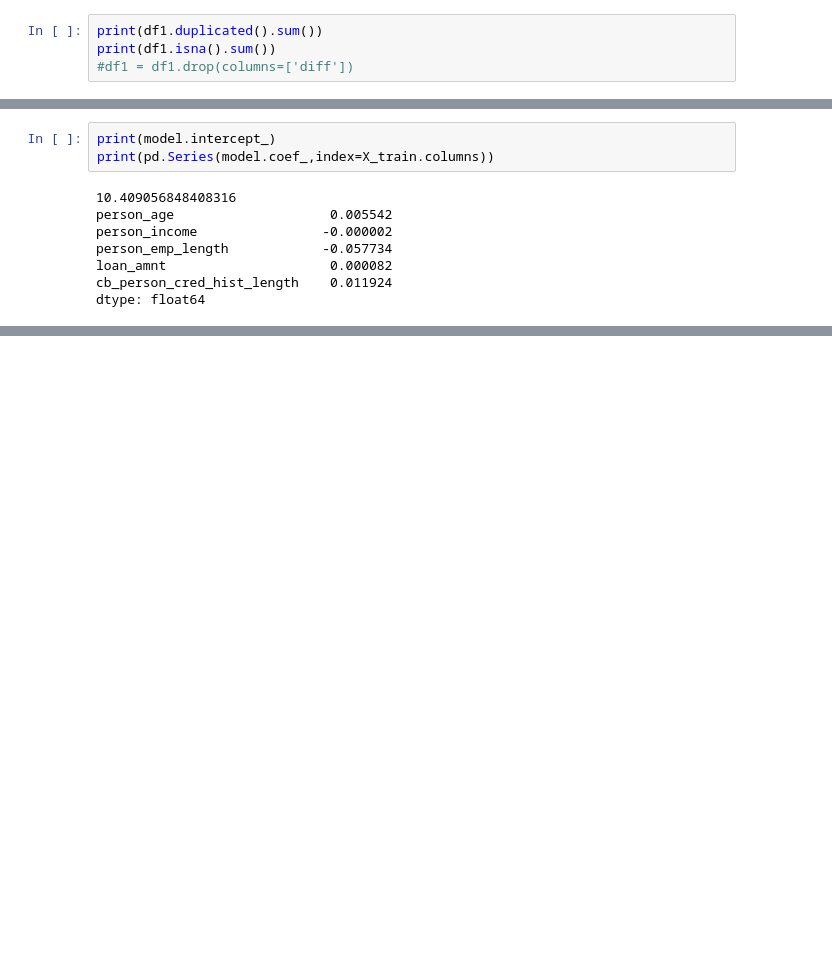
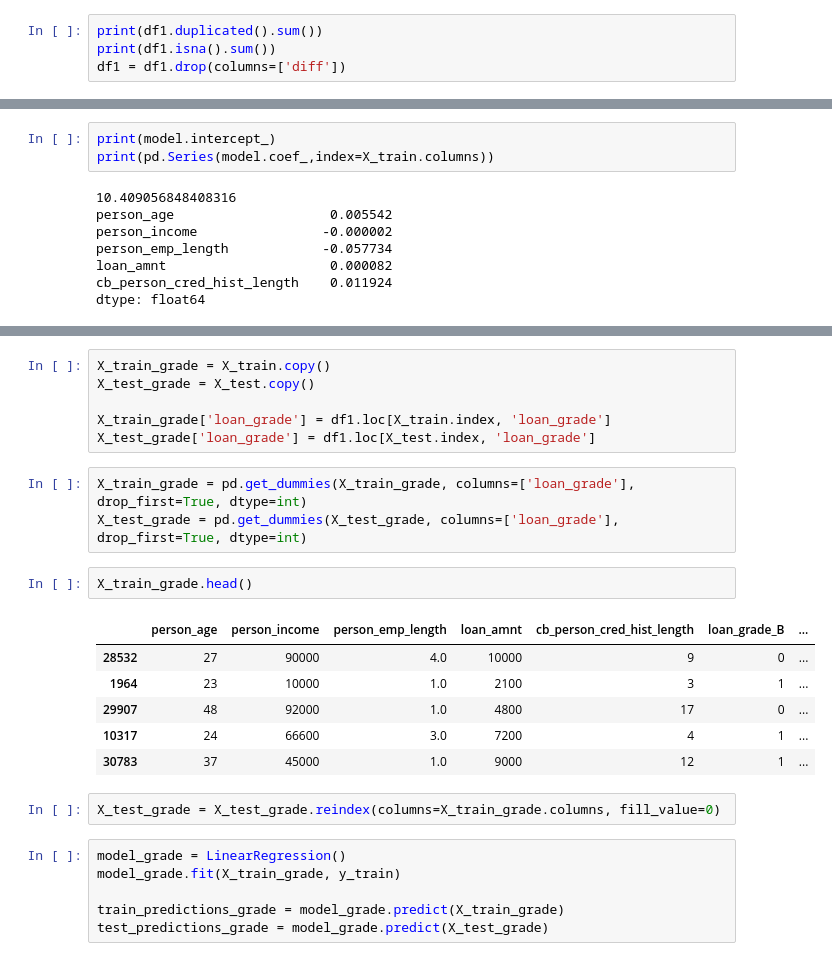
Before and after one commit to kitsungaa/credit-risk-ml, a Jupyter notebook: credit_risk_analysis.ipynb, the cells around one changed output, grey strips where cells are left out. Drawn from its saved outputs; the diff is of its cells as text; blank space fills up the shorter version.

```diff
--- a/credit_risk_analysis.ipynb
+++ b/credit_risk_analysis.ipynb
@@ -284,7 +282,7 @@ df1[(df1['diff_in_percent'] > 0.02) & (df1['loan_status'] == 1)]
 # %%
 print(df1.duplicated().sum())
 print(df1.isna().sum())
-#df1 = df1.drop(columns=['diff'])
+df1 = df1.drop(columns=['diff'])
 # %% [output]
 144
 person_age                      0
@@ -400,0 +411,26 @@ dtype: float64
+# %%
+X_train_grade = X_train.copy()
+X_test_grade = X_test.copy()
+
+X_train_grade['loan_grade'] = df1.loc[X_train.index, 'loan_grade']
+X_test_grade['loan_grade'] = df1.loc[X_test.index, 'loan_grade']
+# %%
+X_train_grade = pd.get_dummies(X_train_grade, columns=['loan_grade'], drop_first=True, dtype=int)
+X_test_grade = pd.get_dummies(X_test_grade, columns=['loan_grade'], drop_first=True, dtype=int)
+# %%
+X_train_grade.head()
+# %% [output]
+|  | person_age | person_income | person_emp_length | loan_amnt | cb_person_cred_hist_length | loan_grade_B | ... |
+| 28532 | 27 | 90000 | 4.0 | 10000 | 9 | 0 | ... |
+| 1964 | 23 | 10000 | 1.0 | 2100 | 3 | 1 | ... |
+| 29907 | 48 | 92000 | 1.0 | 4800 | 17 | 0 | ... |
+| 10317 | 24 | 66600 | 3.0 | 7200 | 4 | 1 | ... |
+| 30783 | 37 | 45000 | 1.0 | 9000 | 12 | 1 | ... |
+# %%
+X_test_grade = X_test_grade.reindex(columns=X_train_grade.columns, fill_value=0)
+# %%
+model_grade = LinearRegression()
+model_grade.fit(X_train_grade, y_train)
+
+train_predictions_grade = model_grade.predict(X_train_grade)
+test_predictions_grade = model_grade.predict(X_test_grade)
```
Also changed, not shown: parts of 8 cells of this notebook, 1 other file.
